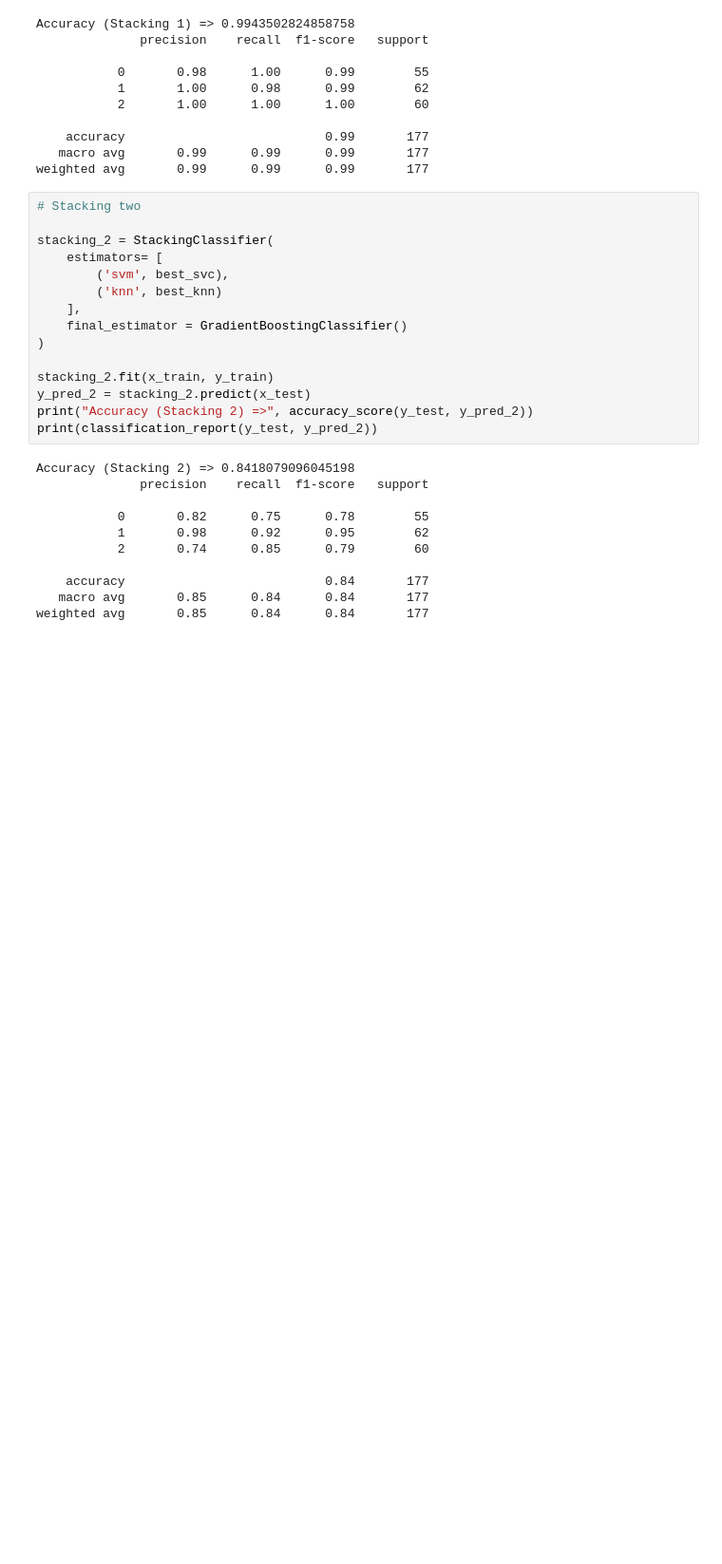
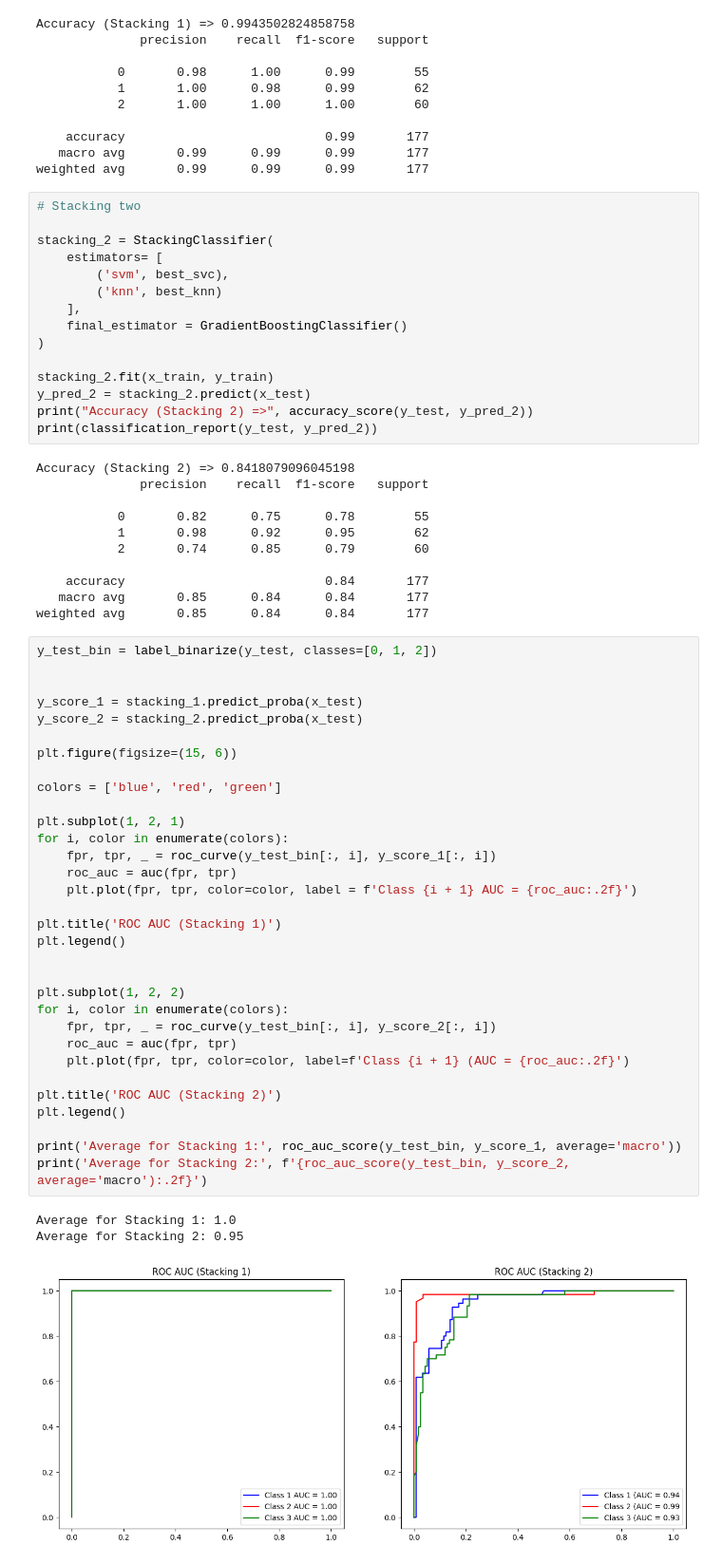
Before and after one commit to Aliakbar-omidi/Urinary-biomarkers-for-pancreatic-cancer, a Jupyter notebook: main.ipynb, the cells around one changed output. Shown at 95% size. Drawn from its saved outputs; the diff is of its cells as text; blank space fills up the shorter version.

Commit message:
ROC AUC plot

```diff
--- a/main.ipynb
+++ b/main.ipynb
@@ -296,3 +296,39 @@ Accuracy (Stacking 2) => 0.8418079096045198
     accuracy                           0.84       177
    macro avg       0.85      0.84      0.84       177
 weighted avg       0.85      0.84      0.84       177
+# %%
+y_test_bin = label_binarize(y_test, classes=[0, 1, 2])
+
+
+y_score_1 = stacking_1.predict_proba(x_test)
+y_score_2 = stacking_2.predict_proba(x_test)
+
+plt.figure(figsize=(15, 6))
+
+colors = ['blue', 'red', 'green']
+
+plt.subplot(1, 2, 1)
+for i, color in enumerate(colors):
+    fpr, tpr, _ = roc_curve(y_test_bin[:, i], y_score_1[:, i])
+    roc_auc = auc(fpr, tpr)
+    plt.plot(fpr, tpr, color=color, label = f'Class {i + 1} AUC = {roc_auc:.2f}')
+
+plt.title('ROC AUC (Stacking 1)')
+plt.legend()
+
+
+plt.subplot(1, 2, 2)
+for i, color in enumerate(colors):
+    fpr, tpr, _ = roc_curve(y_test_bin[:, i], y_score_2[:, i])
+    roc_auc = auc(fpr, tpr)
+    plt.plot(fpr, tpr, color=color, label=f'Class {i + 1} (AUC = {roc_auc:.2f}')
+
+plt.title('ROC AUC (Stacking 2)')
+plt.legend()
+
+print('Average for Stacking 1:', roc_auc_score(y_test_bin, y_score_1, average='macro'))
+print('Average for Stacking 2:', f'{roc_auc_score(y_test_bin, y_score_2, average='macro'):.2f}')
+# %% [output]
+Average for Stacking 1: 1.0
+Average for Stacking 2: 0.95
+[figure, added]
```
Also changed, not shown: parts of 2 cells of this notebook.
